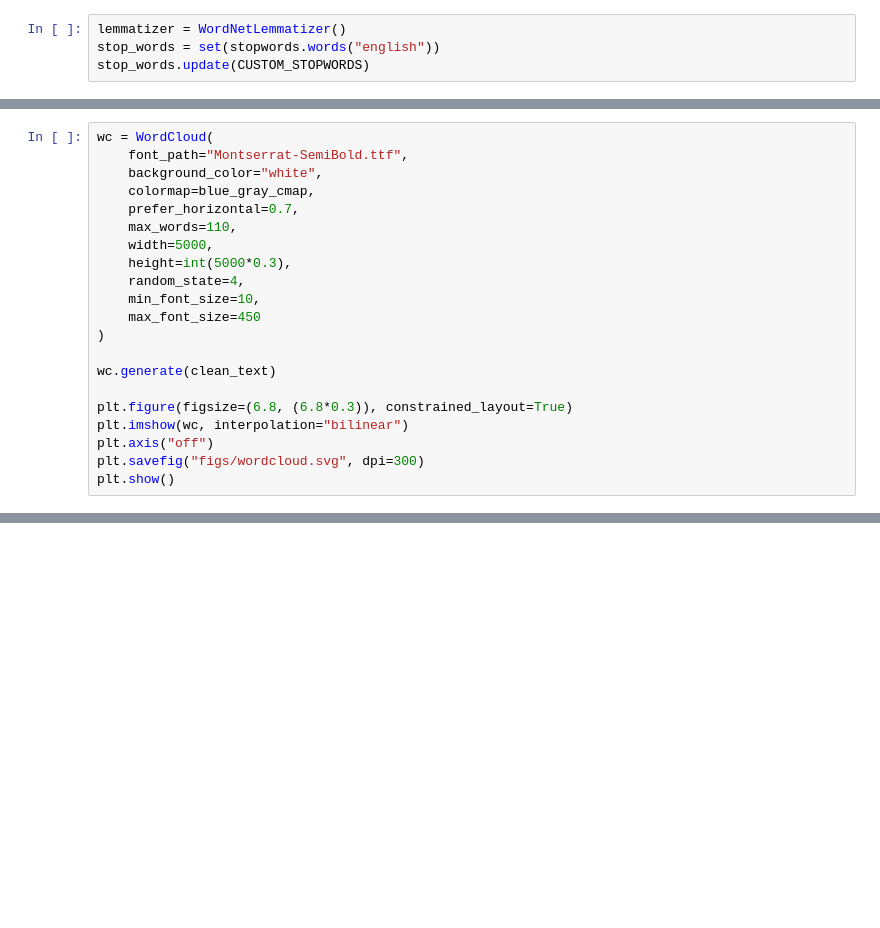
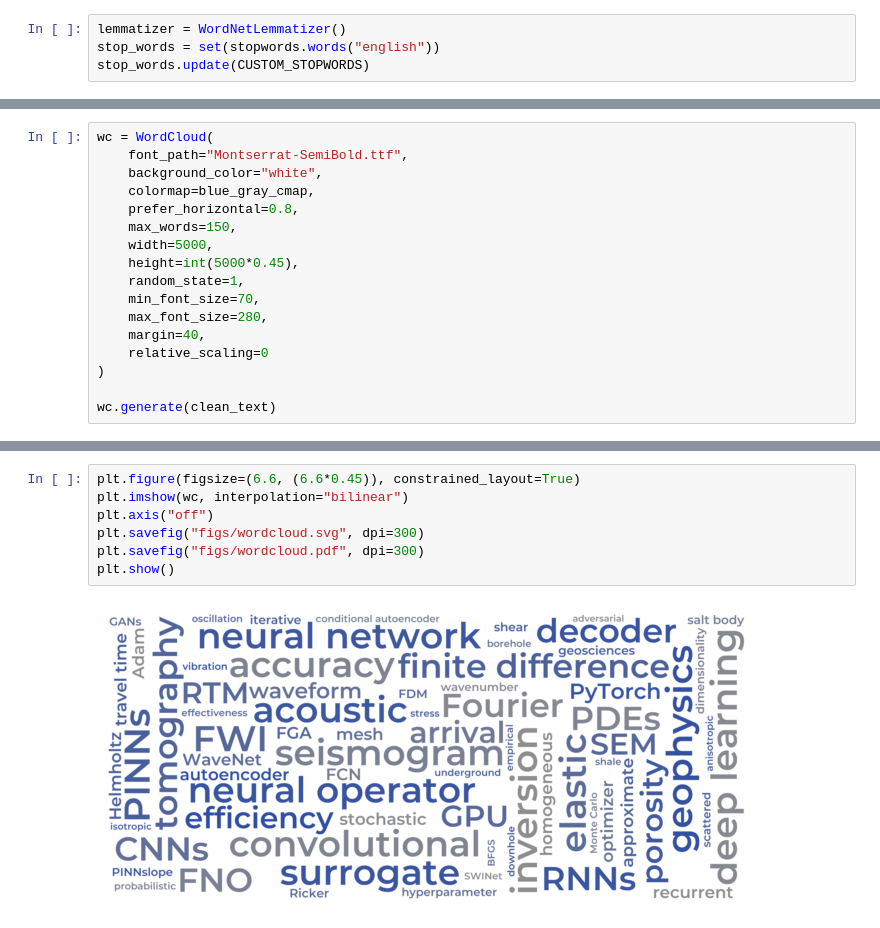
Before and after one commit to oscar-rincon/scoping-ml-wave-seismology, a Jupyter notebook: main/04_data_charting/generate_wordcloud_editable.ipynb, the cells around one changed output, grey strips where cells are left out. Saved outputs shown, nothing was run; the diff lists cells and outputs as text; blank space fills up the shorter version.

```diff
--- a/main/04_data_charting/generate_wordcloud_editable.ipynb
+++ b/main/04_data_charting/generate_wordcloud_editable.ipynb
@@ -187,20 +281,16 @@ wc = WordCloud(
     font_path="Montserrat-SemiBold.ttf",
     background_color="white",
     colormap=blue_gray_cmap,
-    prefer_horizontal=0.7,
-    max_words=110,
+    prefer_horizontal=0.8,
+    max_words=150,
     width=5000,
-    height=int(5000*0.3),
-    random_state=4,
-    min_font_size=10,
-    max_font_size=450
+    height=int(5000*0.45),
+    random_state=1,
+    min_font_size=70,
+    max_font_size=280,
+    margin=40,
+    relative_scaling=0
 )
 
 wc.generate(clean_text)
-
-plt.figure(figsize=(6.8, (6.8*0.3)), constrained_layout=True)
-plt.imshow(wc, interpolation="bilinear")
-plt.axis("off")
-plt.savefig("figs/wordcloud.svg", dpi=300)
-plt.show()
 # %% [output]
@@ -235,0 +316,9 @@ df.to_csv("wordcloud_words.csv", index=False)
+# %%
+plt.figure(figsize=(6.6, (6.6*0.45)), constrained_layout=True)
+plt.imshow(wc, interpolation="bilinear")
+plt.axis("off")
+plt.savefig("figs/wordcloud.svg", dpi=300)
+plt.savefig("figs/wordcloud.pdf", dpi=300)
+plt.show()
+# %% [output]
+[figure, added]
```
Also changed, not shown: parts of 19 cells of this notebook, 14 other files.
